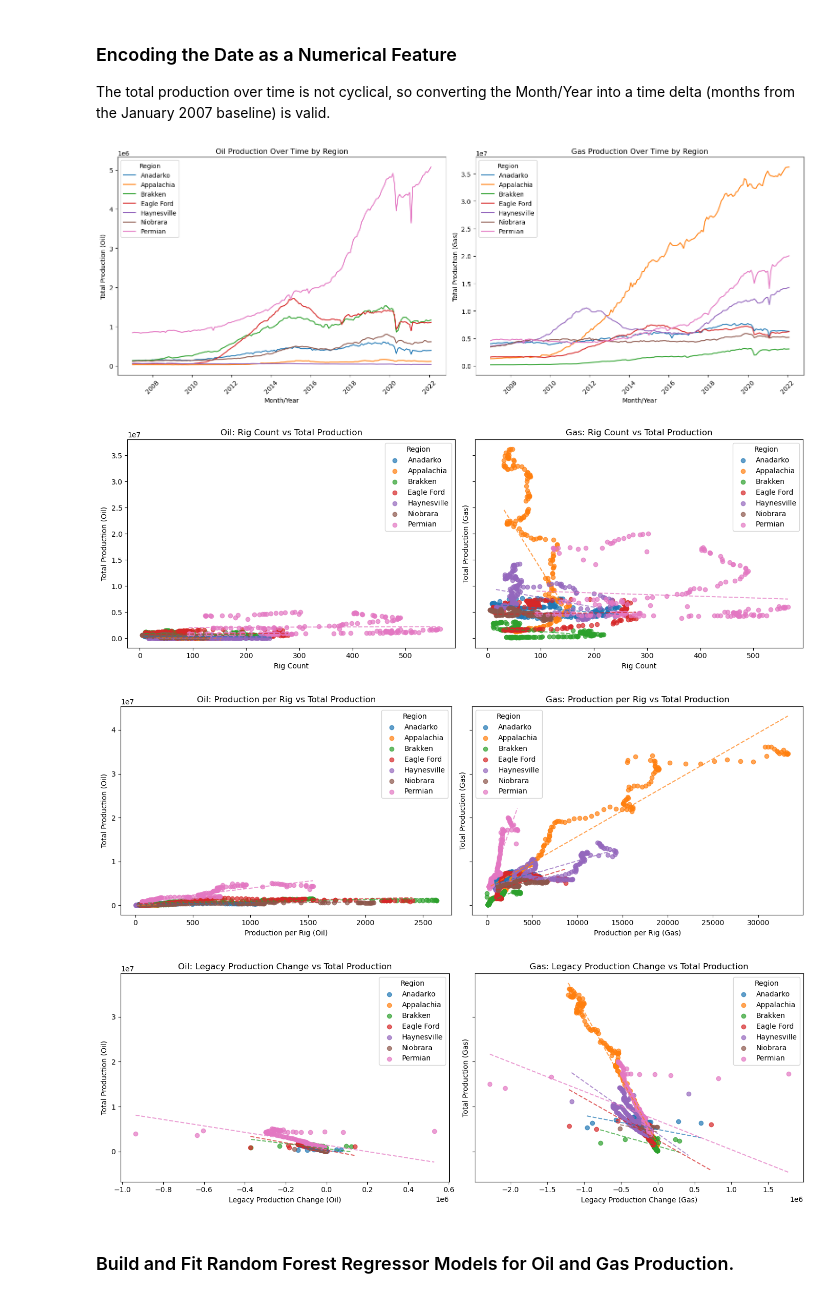
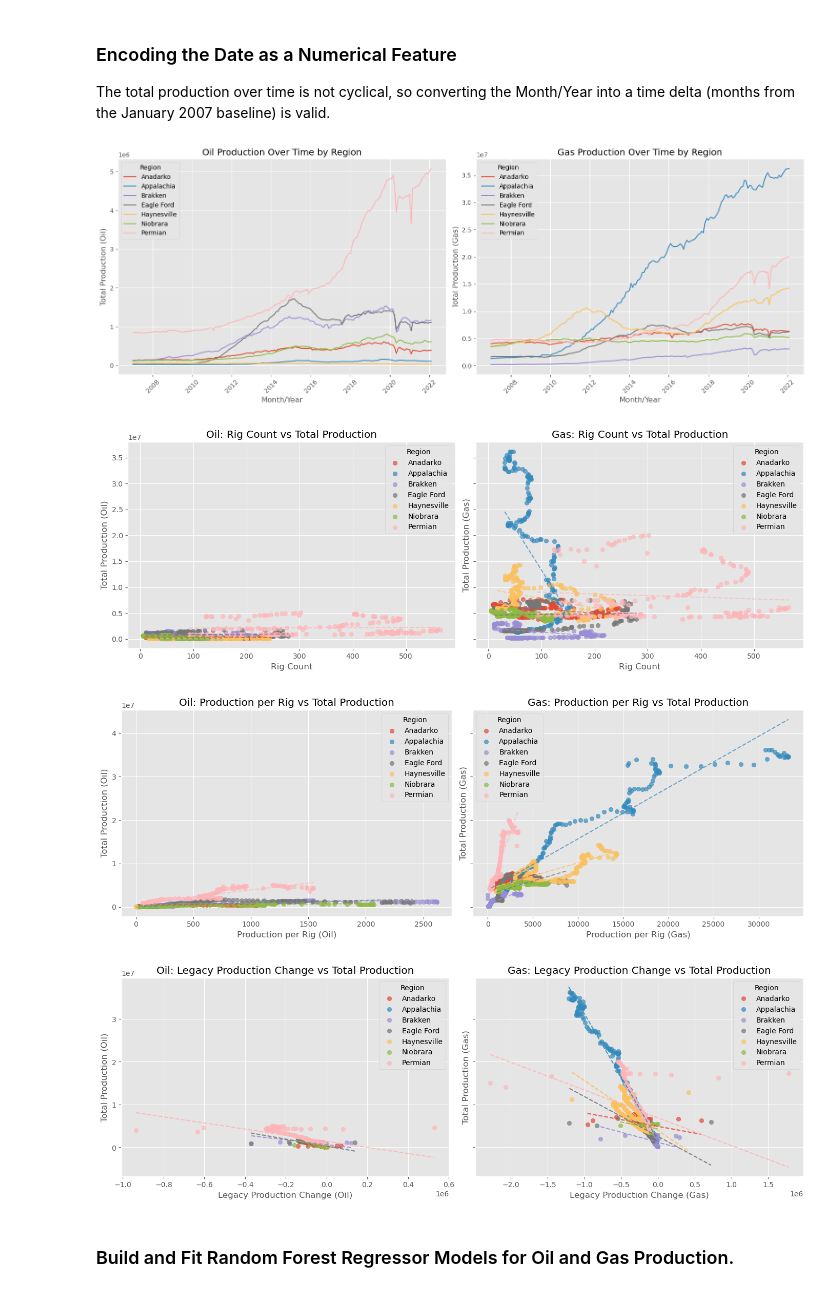
Before and after one commit to MistaVikz/Shale-Production-Machine-Learning, a Jupyter notebook: shale_production_model.ipynb, the cells around one changed output. Drawn from its saved outputs; the diff is of its cells as text; code cells hidden in the pictures.

```diff
--- a/shale_production_model.ipynb
+++ b/shale_production_model.ipynb
@@ -31,6 +31,9 @@ The total production over time is not cyclical, so converting the Month/Year int
 # Split into separate DataFrames for Oil and Gas
 df_oil = df[['Month', 'Year', 'Region', 'Rig Count', 'Production per Rig (Oil)', 'Legacy Production Change (Oil)', 'Total Production (Oil)']].copy()
 df_gas = df[['Month', 'Year', 'Region', 'Rig Count', 'Production per Rig (Gas)', 'Legacy Production Change (Gas)', 'Total Production (Gas)']].copy()
+
+# Set up plotting style
+plt.style.use('ggplot')
 
 # Investigate relationship between Month/Year and Total Production
 fig, axes = plt.subplots(1, 2, figsize=(16, 6), sharex=True)
@@ -69,11 +72,10 @@ plt.show()
 # Convert Month/Year to a numerical feature for modeling
 df_oil['Months since Baseline (Jan 2007)'] = (df_oil['Year'] - 2007) * 12 + df_oil['Month'] - 1
 df_gas['Months since Baseline (Jan 2007)'] = (df_gas['Year'] - 2007) * 12 + df_gas['Month'] - 1
-
 df_oil = df_oil.drop(columns=['Year', 'Month'])
 df_gas = df_gas.drop(columns=['Year', 'Month'])
 # %% [output]
-[figure, old version]
+[figure, new version]
 # %%
 # Investigate relationship between rig count and Total Production (scatter subplots, colored by region, with regression lines)
 fig, axes = plt.subplots(1, 2, figsize=(14, 5), sharey=True)
@@ -141,38 +143,38 @@ plt.show()
 
 # Investigate relationship between Legacy Production Change and Total Production (scatter subplots, colored by region, with regression lines)
 fig, axes = plt.subplots(1, 2, figsize=(14, 5), sharey=True)
 for region in df_oil['Region'].unique():
     mask = df_oil['Region'] == region
     axes[0].scatter(df_oil.loc[mask, 'Legacy Production Change (Oil)'], df_oil.loc[mask, 'Total Production (Oil)'], label=region, alpha=0.7)
     x = df_oil.loc[mask, 'Legacy Production Change (Oil)']
     y = df_oil.loc[mask, 'Total Production (Oil)']
     if len(x) > 1:
         coeffs = np.polyfit(x, y, 1)
-        axes[0].plot(np.sort(x), np.polyval(coeffs, np.sort(x)), linestyle='--', alpha=0.7)
+        axes[0].plot(np.sort(x), np.polyval(coeffs, np.sort(x)), linestyle='--', alpha=0.9)
 axes[0].set_title('Oil: Legacy Production Change vs Total Production')
 axes[0].set_xlabel('Legacy Production Change (Oil)')
 axes[0].set_ylabel('Total Production (Oil)')
 axes[0].legend(title='Region')
 
 for region in df_gas['Region'].unique():
     mask = df_gas['Region'] == region
     axes[1].scatter(df_gas.loc[mask, 'Legacy Production Change (Gas)'], df_gas.loc[mask, 'Total Production (Gas)'], label=region, alpha=0.7)
     x = df_gas.loc[mask, 'Legacy Production Change (Gas)']
     y = df_gas.loc[mask, 'Total Production (Gas)']
     if len(x) > 1:
         coeffs = np.polyfit(x, y, 1)
-        axes[1].plot(np.sort(x), np.polyval(coeffs, np.sort(x)), linestyle='--', alpha=0.7)
+        axes[1].plot(np.sort(x), np.polyval(coeffs, np.sort(x)), linestyle='--', alpha=0.9)
 axes[1].set_title('Gas: Legacy Production Change vs Total Production')
 axes[1].set_xlabel('Legacy Production Change (Gas)')
 axes[1].set_ylabel('Total Production (Gas)')
 axes[1].legend(title='Region')
 
 plt.tight_layout()
 plt.show()
 # %% [output]
-[figure, old version]
+[figure, new version]
-[figure, old version]
+[figure, new version]
-[figure, old version]
+[figure, new version]
 # %% [markdown]
 ### Build and Fit Random Forest Regressor Models for Oil and Gas Production.
 # %%
```
Also changed, not shown: parts of 1 cell of this notebook.
